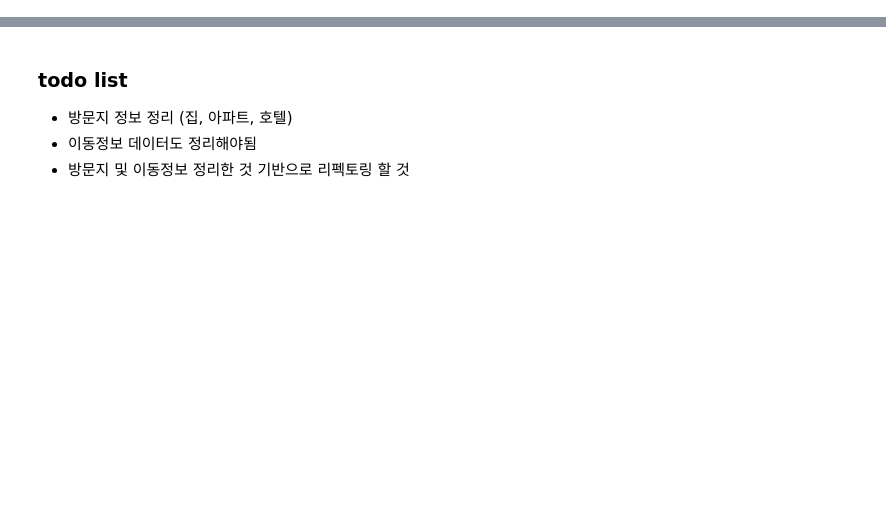
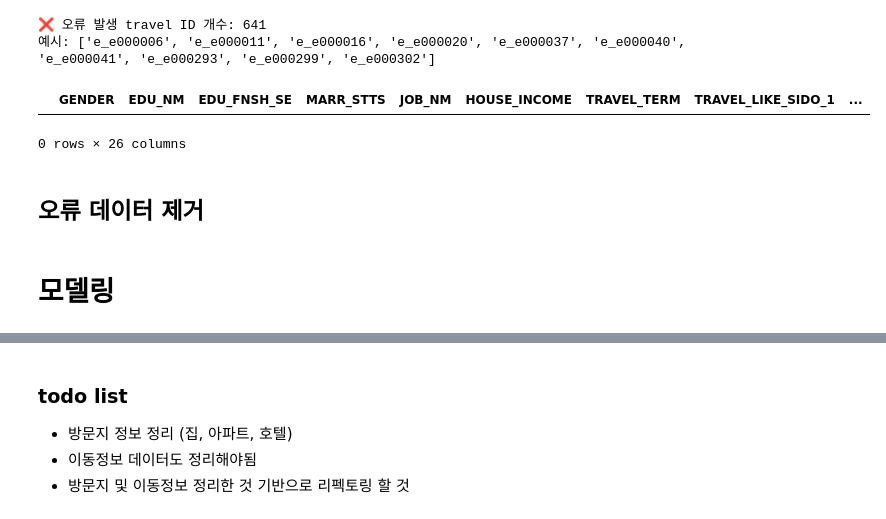
Before and after one commit to UnknwonD/GNN_Recommend, a Jupyter notebook: GNN/06.GNNwithProcessing.ipynb, the cells around one changed output, grey strips where cells are left out. Cells and saved outputs as stored; diff of their text form; code cells hidden in the pictures; blank space fills up the shorter version.

```diff
--- a/GNN/06.GNNwithProcessing.ipynb
+++ b/GNN/06.GNNwithProcessing.ipynb
@@ -364,0 +336,48 @@ result_merged
+# %%
+from torch_geometric.data import HeteroData
+
+invalid_travel_ids = []
+
+for travel_id in travel_ids:
+    try:
+        data = build_travel_subgraph(
+            travel_id=travel_id,
+            travel_df=travel_df,
+            visit_df=visit_df,
+            move_df=move_df,
+            user_id_map=user_id_map,
+            travel_id_map=travel_id_map,
+            visit_id_map=visit_area_id_map,
+            user_features=user_tensor,
+            travel_features=travel_tensor,
+            visit_area_dim=64,
+            travel_label_vectors=travel_label_vectors
+        )
+
+        if (
+            data is None or
+            data['user'].x is None or data['travel'].x is None or
+            data['visit_area'].x is None or
+            data['visit_area'].x.size(0) == 0 or
+            data['visit_area'].y.size(0) != data['visit_area'].x.size(0)
+        ):
+            invalid_travel_ids.append(travel_id)
+
+    except Exception as e:
+        invalid_travel_ids.append(travel_id)
+
+print("❌ 오류 발생 travel ID 개수:", len(invalid_travel_ids))
+print("예시:", invalid_travel_ids[:10])
+# %% [output]
+❌ 오류 발생 travel ID 개수: 641
+예시: ['e_e000006', 'e_e000011', 'e_e000016', 'e_e000020', 'e_e000037', 'e_e000040', 'e_e000041', 'e_e000293', 'e_e000299', 'e_e000302']
+# %%
+# travel_df[travel_df['TRAVEL_ID'] == 'e_e000006']
+# visit_df[visit_df['TRAVEL_ID'] == 'e_e000006']
+# move_df[move_df['TRAVEL_ID'] == 'e_e000006']
+user_df[user_df['TRAVELER_ID'] == 'e000011'] # 여기에 없음
+# %% [output]
+|  | GENDER | EDU_NM | EDU_FNSH_SE | MARR_STTS | JOB_NM | HOUSE_INCOME | TRAVEL_TERM | TRAVEL_LIKE_SIDO_1 | ... |
+0 rows × 26 columns
+# %% [markdown]
+## 오류 데이터 제거
@@ -364,0 +430,2 @@ result_merged
+# %% [markdown]
+# 모델링
```
Also changed, not shown: parts of 38 cells of this notebook, 4 other files.
